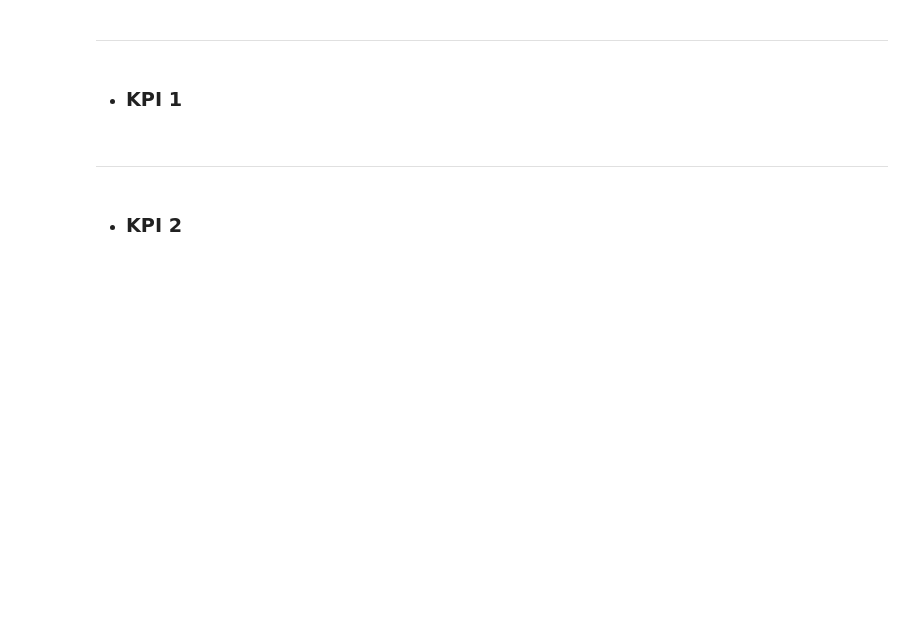
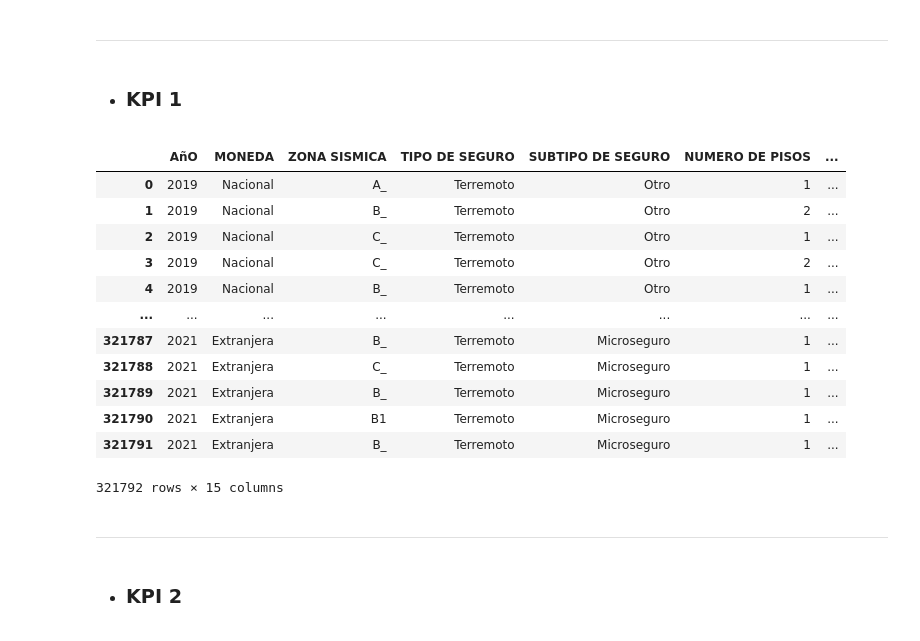
Before and after one commit to ReneRamosTrvn/alertas_sismicas, a Jupyter notebook: ETL.ipynb, the cells around one changed output. Drawn from its saved outputs; the diff is of its cells as text; code cells hidden in the pictures; blank space fills up the shorter version.

```diff
--- a/ETL.ipynb
+++ b/ETL.ipynb
@@ -266,6 +266,24 @@ df_mexico.to_json("México.json")
 + ### KPI 1
 # %%
 # usar los datasets de la carpeta KPI1
+seg_mex = pd.read_parquet("Datasets\KPI 1\seguros_mex.parquet")
+seg_mex.pop("level_0")
+# Observamos
+seg_mex
+# %% [output]
+|  | AñO | MONEDA | ZONA SISMICA | TIPO DE SEGURO | SUBTIPO DE SEGURO | NUMERO DE PISOS | ... |
+| 0 | 2019 | Nacional | A_ | Terremoto | Otro | 1 | ... |
+| 1 | 2019 | Nacional | B_ | Terremoto | Otro | 2 | ... |
+| 2 | 2019 | Nacional | C_ | Terremoto | Otro | 1 | ... |
+| 3 | 2019 | Nacional | C_ | Terremoto | Otro | 2 | ... |
+| 4 | 2019 | Nacional | B_ | Terremoto | Otro | 1 | ... |
+| ... | ... | ... | ... | ... | ... | ... | ... |
+| 321787 | 2021 | Extranjera | B_ | Terremoto | Microseguro | 1 | ... |
+| 321788 | 2021 | Extranjera | C_ | Terremoto | Microseguro | 1 | ... |
+| 321789 | 2021 | Extranjera | B_ | Terremoto | Microseguro | 1 | ... |
+| 321790 | 2021 | Extranjera | B1 | Terremoto | Microseguro | 1 | ... |
+| 321791 | 2021 | Extranjera | B_ | Terremoto | Microseguro | 1 | ... |
+321792 rows × 15 columns
 # %% [markdown]
 ---
 # %% [markdown]
```
Also changed, not shown: 1 other file.
